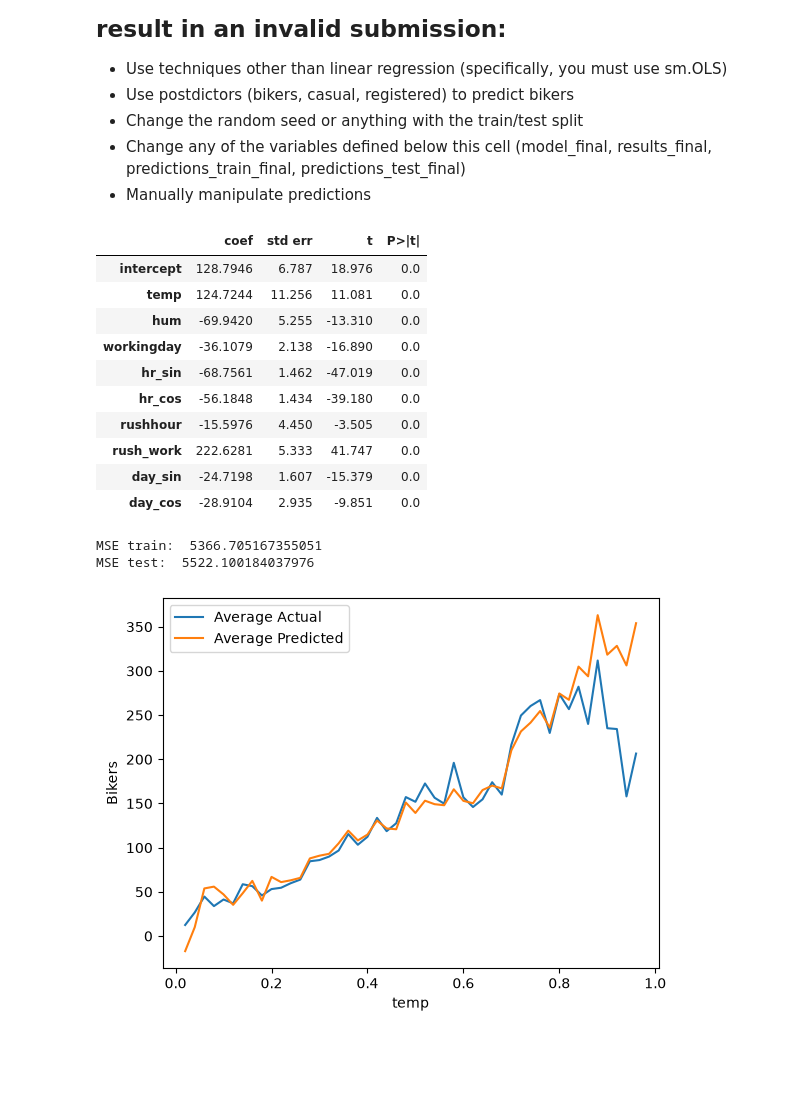
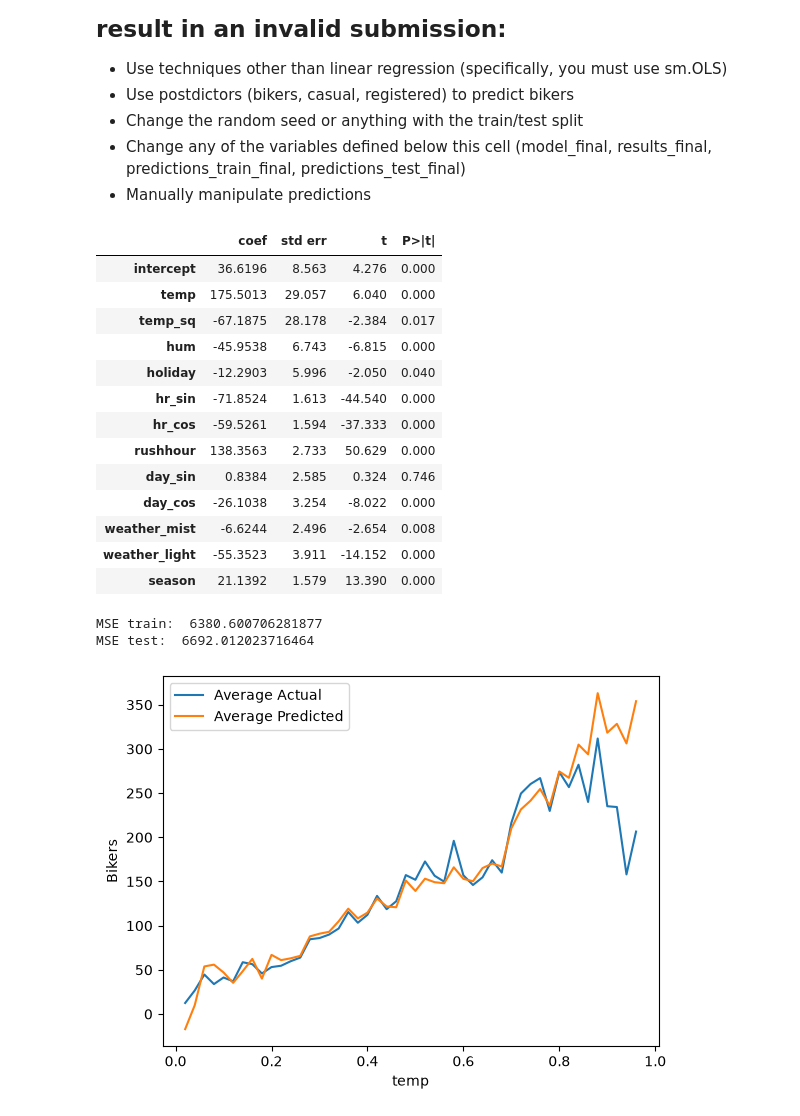
Before and after one commit to rashiddannett/code_2600, a Jupyter notebook: mod05_nonlinear.ipynb, the cells around one changed output. Drawn from its saved outputs; the diff is of its cells as text; code cells hidden in the pictures; blank space fills up the shorter version.

Commit message:
model now with the range for test MSE

```diff
--- a/mod05_nonlinear.ipynb
+++ b/mod05_nonlinear.ipynb
@@ -372,33 +372,70 @@ X_test["rushhour"] = np.where(X_test["hr"].astype('int').isin([7, 8, 17, 18]), 1
 
 X_train['intercept'] = np.ones(X_train.shape[0])
 X_test['intercept'] = np.ones(X_test.shape[0])
+
+Train['day_sin'] = round(np.sin(2*np.pi/365*Train['day']), 2)
+Test['day_sin'] = round(np.sin(2*np.pi/365*Test['day']), 2)
+X_train['day_sin'] = round(np.sin(2*np.pi/365*X_train['day']), 2)
+X_test['day_sin'] = round(np.sin(2*np.pi/365*X_test['day']), 2)
+
+Train['day_cos'] = round(np.cos(2*np.pi/365*Train['day']), 2)
+Test['day_cos'] = round(np.cos(2*np.pi/365*Test['day']), 2)
+X_train['day_cos'] = round(np.cos(2*np.pi/365*X_train['day']), 2)
+X_test['day_cos'] = round(np.cos(2*np.pi/365*X_test['day']), 2)
+
+Train['weather_mist'] = np.where(Train['weathersit'] == 'cloudy/misty', 1, 0)
+Test['weather_mist'] = np.where(Test['weathersit'] == 'cloudy/misty', 1, 0)
+X_train['weather_mist'] = np.where(X_train['weathersit'] == 'cloudy/misty', 1, 0)
+X_test['weather_mist'] = np.where(X_test['weathersit'] == 'cloudy/misty', 1, 0)
+
+Train['weather_light'] = np.where(Train['weathersit'] == 'light rain/snow', 1, 0)
+Test['weather_light'] = np.where(Test['weathersit'] == 'light rain/snow', 1, 0)
+X_train['weather_light'] = np.where(X_train['weathersit'] == 'light rain/snow', 1, 0)
+X_test['weather_light'] = np.where(X_test['weathersit'] == 'light rain/snow', 1, 0)
+
+Train['temp_sq'] = Train['temp']**2
+Test['temp_sq'] = Test['temp']**2
+X_train['temp_sq'] = X_train['temp']**2
+X_test['temp_sq'] = X_test['temp']**2
+
+X_train['season'] = Train['season']
+X_test['season'] = Test['season']
 # %%
 # Build your linear regression model here.
 vars_to_include = [
     'intercept',
     'temp',
+    'temp_sq',
     'hum',
-    'workingday',
+    'holiday',
     'hr_sin',
     'hr_cos',
     'rushhour',
+    'day_sin',
+    'day_cos',
+    'weather_mist',
+    'weather_light',
+    'season'
 ]
 
 model_final = sm.OLS(y_train, X_train[vars_to_include])
 results_final = model_final.fit()
 summarize(results_final)
 # %% [output]
 |  | coef | std err | t | P>|t| |
-| intercept | 128.7946 | 6.787 | 18.976 | 0.0 |
-| temp | 124.7244 | 11.256 | 11.081 | 0.0 |
-| hum | -69.9420 | 5.255 | -13.310 | 0.0 |
-| workingday | -36.1079 | 2.138 | -16.890 | 0.0 |
-| hr_sin | -68.7561 | 1.462 | -47.019 | 0.0 |
-| hr_cos | -56.1848 | 1.434 | -39.180 | 0.0 |
-| rushhour | -15.5976 | 4.450 | -3.505 | 0.0 |
-| rush_work | 222.6281 | 5.333 | 41.747 | 0.0 |
-| day_sin | -24.7198 | 1.607 | -15.379 | 0.0 |
-| day_cos | -28.9104 | 2.935 | -9.851 | 0.0 |
+| intercept | 36.6196 | 8.563 | 4.276 | 0.000 |
+| temp | 175.5013 | 29.057 | 6.040 | 0.000 |
+| temp_sq | -67.1875 | 28.178 | -2.384 | 0.017 |
+| hum | -45.9538 | 6.743 | -6.815 | 0.000 |
+| holiday | -12.2903 | 5.996 | -2.050 | 0.040 |
+| hr_sin | -71.8524 | 1.613 | -44.540 | 0.000 |
+| hr_cos | -59.5261 | 1.594 | -37.333 | 0.000 |
+| rushhour | 138.3563 | 2.733 | 50.629 | 0.000 |
+| day_sin | 0.8384 | 2.585 | 0.324 | 0.746 |
+| day_cos | -26.1038 | 3.254 | -8.022 | 0.000 |
+| weather_mist | -6.6244 | 2.496 | -2.654 | 0.008 |
+| weather_light | -55.3523 | 3.911 | -14.152 | 0.000 |
+| season | 21.1392 | 1.579 | 13.390 | 0.000 |
 # %%
 predictions_train_final = predict(X_train[vars_to_include], results_final)
 print('MSE train: ', mse(y_train, predictions_train_final))
@@ -406,8 +443,8 @@ print('MSE train: ', mse(y_train, predictions_train_final))
 predictions_test_final = predict(X_test[vars_to_include], results_final)
 print('MSE test: ', mse(y_test, predictions_test_final))
 # %% [output]
-MSE train:  5366.705167355051
-MSE test:  5522.100184037976
+MSE train:  6380.600706281877
+MSE test:  6692.012023716464
 # %%
 plot_avg_actual_vs_predicted_by_feature(X=X_train,
                                         y=y_train,
```
